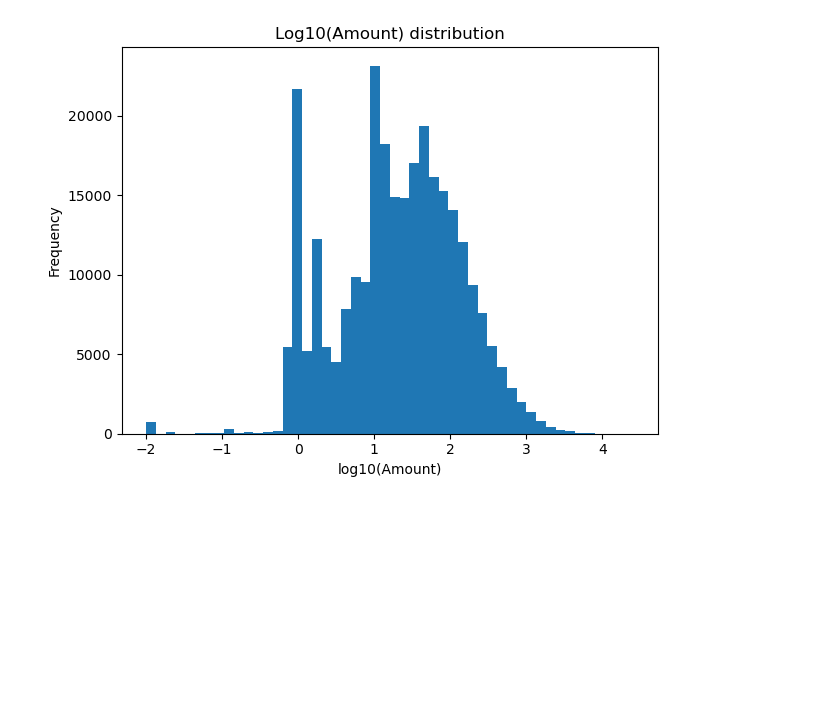
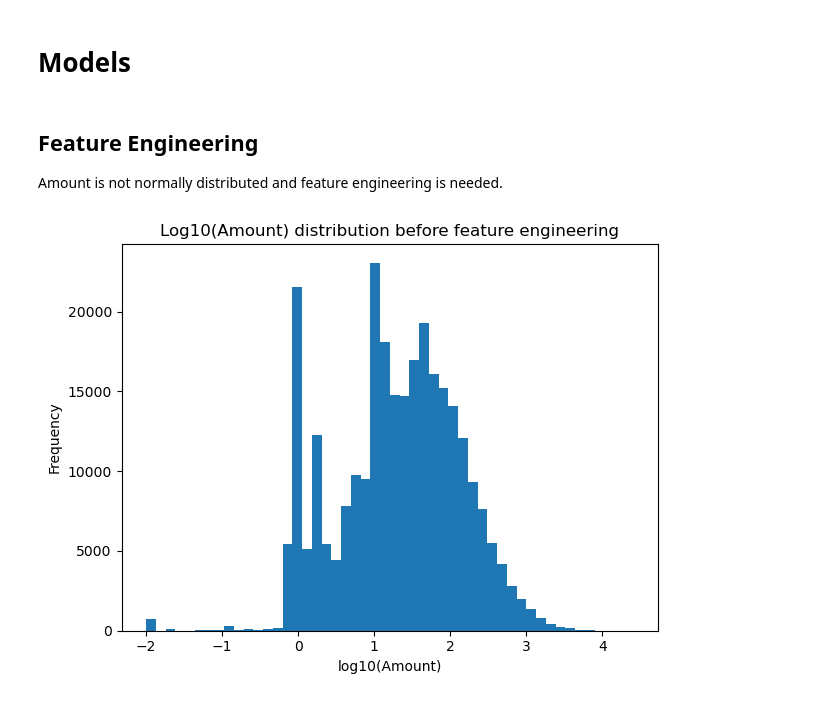
Before and after one commit to rahulprabhune-ai/ML-supervised-learning, a Jupyter notebook: Credit-Card-Fraud-Detection-imbalanced.ipynb, the cells around one changed output. Drawn from its saved outputs; the diff is of its cells as text; code cells hidden in the pictures; blank space fills up the shorter version.

Commit message:
Final ML model

```diff
--- a/Credit-Card-Fraud-Detection-imbalanced.ipynb
+++ b/Credit-Card-Fraud-Detection-imbalanced.ipynb
@@ -19,0 +36,3 @@ Name: count, dtype: int64
+# %%
+df.rename(columns={"Class": "IsFraud"}, inplace=True)
+df.head()
@@ -19,0 +67,6 @@ Name: count, dtype: int64
+# %%
+
+print('number of duplicate rows before cleanup', df.duplicated().sum())
+df = df.drop_duplicates()
+print('number of duplicate rows after cleanup', df.duplicated().sum())
+print('Number of NaNs', df.isna().sum().sum())
@@ -43,13 +112,19 @@ array([[<Axes: title={'center': 'Time'}>, <Axes: title={'center': 'V1'}>,
 [figure]
-# %%
-amt = df["Amount"].values
-amt = amt[amt>0]
-plt.figure()
-plt.hist(np.log10(amt), bins=50)
-plt.title("Log10(Amount) distribution")
-plt.xlabel("log10(Amount)");
-plt.ylabel("Frequency")
-plt.tight_layout();
-plt.show();
-# %% [output]
-[figure, removed]
+# %% [markdown]
+# Models
+# %% [markdown]
+## Feature Engineering
+
+Amount is not normally distributed and feature engineering is needed.
+# %%
+amt = df["Amount"].values
+amt = amt[amt>0]
+plt.figure()
+plt.hist(np.log10(amt), bins=50)
+plt.title("Log10(Amount) distribution before feature engineering")
+plt.xlabel("log10(Amount)");
+plt.ylabel("Frequency")
+plt.tight_layout();
+plt.show();
+# %% [output]
+[figure, added]
```
Also changed, not shown: parts of 33 cells of this notebook.
